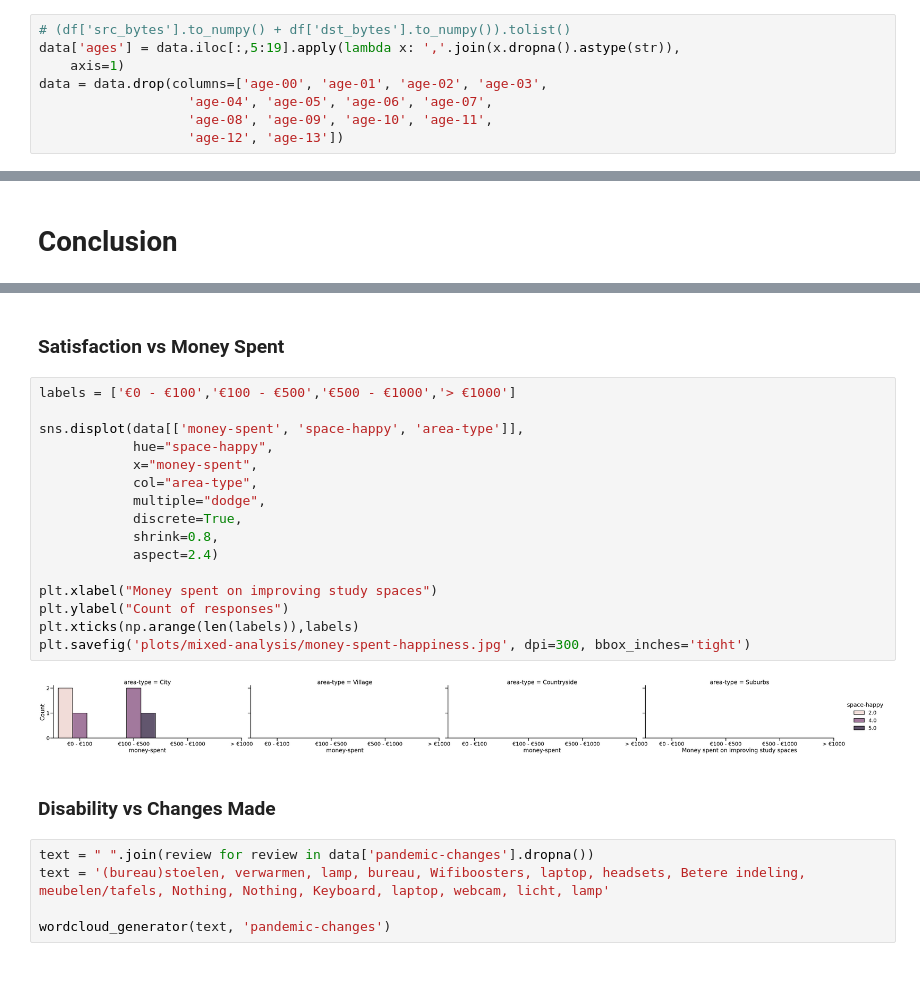
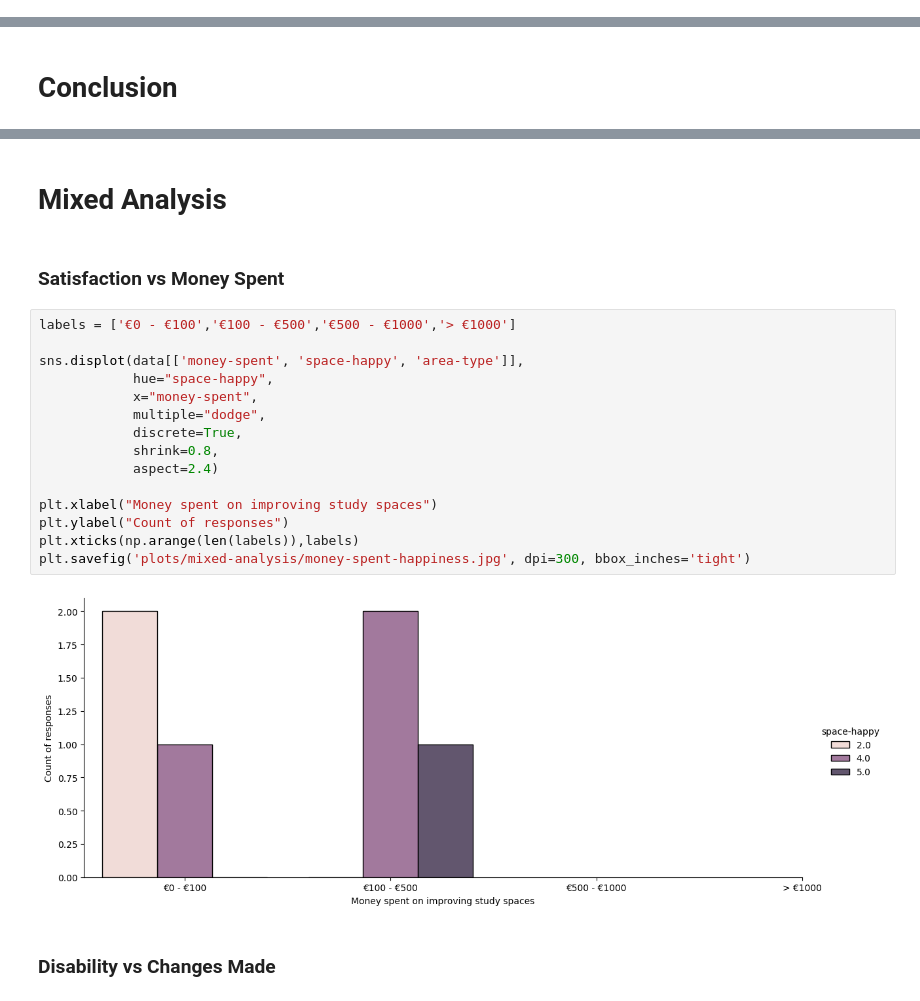
Before and after one commit to shrutirao94/spatial-inequality-nl-analysis, a Jupyter notebook: analysis.ipynb, the cells around one changed output, grey strips where cells are left out. Saved outputs shown, nothing was run; the diff lists cells and outputs as text; blank space fills up the shorter version.

Commit message:
[FEATURE] Mixed analysis: postcodes, happiness, disabilities

```diff
--- a/analysis.ipynb
+++ b/analysis.ipynb
@@ -150,8 +136,0 @@ data.head()
-# %%
-# (df['src_bytes'].to_numpy() + df['dst_bytes'].to_numpy()).tolist()
-data['ages'] = data.iloc[:,5:19].apply(lambda x: ','.join(x.dropna().astype(str)),
-    axis=1)
-data = data.drop(columns=['age-00', 'age-01', 'age-02', 'age-03',
-                   'age-04', 'age-05', 'age-06', 'age-07',
-                   'age-08', 'age-09', 'age-10', 'age-11',
-                   'age-12', 'age-13'])
@@ -397,27 +358,23 @@ plt.savefig('plots/conclusion/next-steps.jpg', dpi=300, bbox_inches='tight')
+# %% [markdown]
+# Mixed Analysis
 # %% [markdown]
 ### Satisfaction vs Money Spent
 # %%
 labels = ['€0 - €100','€100 - €500','€500 - €1000','> €1000']
 
 sns.displot(data[['money-spent', 'space-happy', 'area-type']],
             hue="space-happy",
             x="money-spent",
-            col="area-type",
             multiple="dodge",
             discrete=True,
             shrink=0.8,
             aspect=2.4)
 
 plt.xlabel("Money spent on improving study spaces")
 plt.ylabel("Count of responses")
 plt.xticks(np.arange(len(labels)),labels)
 plt.savefig('plots/mixed-analysis/money-spent-happiness.jpg', dpi=300, bbox_inches='tight')
 # %% [output]
-[figure, old version]
+[figure, new version]
 # %% [markdown]
 ### Disability vs Changes Made
-# %%
-text = " ".join(review for review in data['pandemic-changes'].dropna())
-text = '(bureau)stoelen, verwarmen, lamp, bureau, Wifiboosters, laptop, headsets, Betere indeling, meubelen/tafels, Nothing, Nothing, Keyboard, laptop, webcam, licht, lamp'
-
-wordcloud_generator(text, 'pandemic-changes')
```
Also changed, not shown: parts of 25 cells of this notebook, 24 other files.
